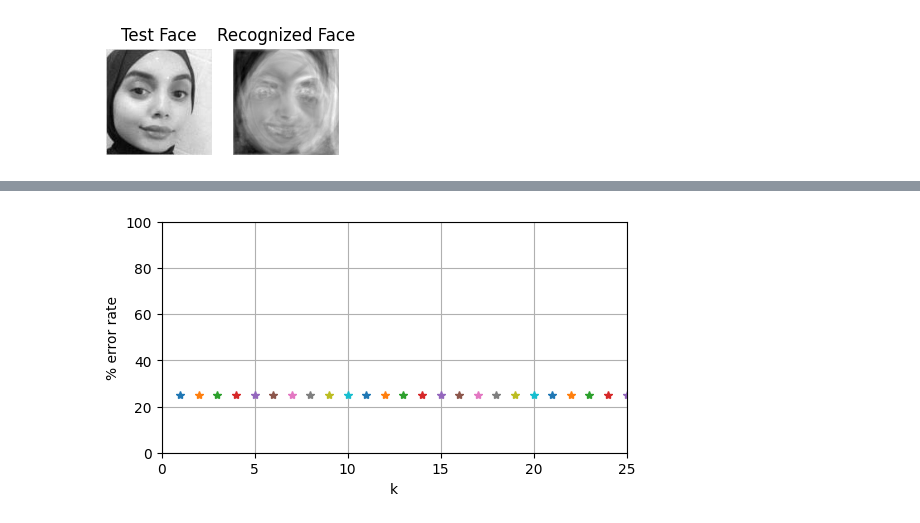
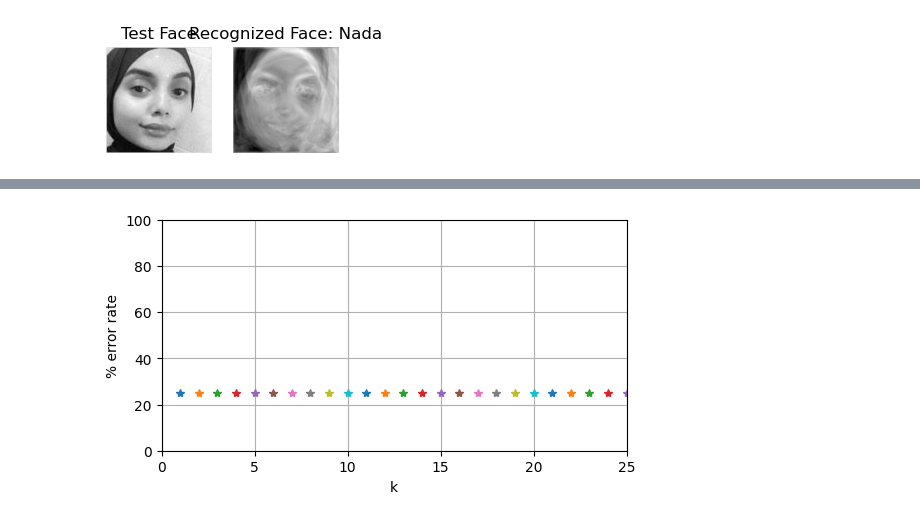
Before and after one commit to Nada-21/Face-Recognition, a Jupyter notebook: Recognize.ipynb, the cells around one changed output, grey strips where cells are left out. Cells and saved outputs as stored; diff of their text form; code cells hidden in the pictures.

Commit message:
update names

```diff
--- a/Recognize.ipynb
+++ b/Recognize.ipynb
@@ -21,7 +21,7 @@ def griddisplay(image_list):
             k = k+1
     plt.show()
 
-for filename in glob.glob(r'C:\Users\power\Desktop\cv-task5\AllData\TrainingImages\*.jpg'):
+for filename in glob.glob(r'D:\carrie works\programming\task5_cv\cv-task5\AllData\TrainingImages\*.jpg'):
     im=Image.open(filename).convert('L')
     im= np.asarray(im,dtype=float)/255.0
     image.append(im)
@@ -120,52 +133,66 @@ Reconstruct(39,True)
 # %%
 test_images=[]
-for filename in glob.glob(r'C:\Users\power\Desktop\cv-task5\AllData\TestingImages\*.jpg'):
+
+for filename in glob.glob(r'D:\carrie works\programming\task5_cv\cv-task5\AllData\TestingImages\*.jpg'):
     im=Image.open(filename).convert('L')
     im= np.asarray(im,dtype=float)/255.0
     test_images.append(im)
 
-def Project(k,zero_mean_test,threshold):
-    matrixU = np.zeros((16384,k))
-    c =0
-    for val in range(k-1,-1,-1):
-        matrixU[:,c] = u_list[val].flatten()
-        c = c+1
-    w = np.dot(np.transpose(matrixU) ,np.transpose(zero_mean_test))
-    original_w_k =dict[k]
-    dist =[]
+def Project(k, zero_mean_test, threshold):
+    matrixU = np.zeros((16384, k))
+    c = 0
+    name="a"
+    for val in range(k-1, -1, -1):
+        matrixU[:, c] = u_list[val].flatten()
+        c = c + 1
+    w = np.dot(np.transpose(matrixU), np.transpose(zero_mean_test))
+    original_w_k = dict[k]
+    dist = []
     for wt_vectors in original_w_k:
         dist.append(np.linalg.norm(wt_vectors-w.T))
-
+    print(len(dist))
     nearest_face = np.argmin(dist)
     nearest_face_weights = original_w_k[nearest_face]
-    fig1, axes_array = plt.subplots(1, 2)
-    fig1.set_size_inches(3,3)
-    zero_mean_test =zero_mean_test + np.transpose(mean)
-    zero_mean_test = zero_mean_test.reshape(128,128)
-    image_plot = axes_array[0].imshow(zero_mean_test,cmap=plt.cm.gray)
-    axes_array[0].axis('off')
-    axes_array[0].set(title='Test Face')
-
+    zero_mean_test = zero_mean_test + np.transpose(mean)
     face = np.dot(nearest_face_weights, np.transpose(matrixU))
-    face = face+np.transpose(mean)
-    reshape_face = face.reshape(128,128)
-    if np.min(dist) < threshold:  #Nonface
-        image_plot = axes_array[1].imshow(reshape_face,cmap=plt.cm.gray)
-    axes_array[1].axis('off')
-    axes_array[1].set(title='Recognized Face')
-    plt.show()
+    face = face + np.transpose(mean)
+    reshape_face = face.reshape(128, 128)
+    if np.min(dist) < threshold:  # Nonface
+        index = nearest_face
+        # name = names[index]
+        if index in range(0,15):
+            name="Nada"
+        elif index in range(15,30):
+            name="kareman"
+        elif index in range(30,45):
+            name="naira"
+        elif index in range(45,60):
+            name="mayer"
+    else:
+        index = -1
+        name = 'Unknown'
+    return index, name, reshape_face
 
 def runs(k):
-    for num in range(0,len(test_images)) :#t in test_images:
+    for num in range(len(test_images)):
         t = test_images[num]
         test = t.flatten()
-        zero_mean_test = test-np.transpose(mean)
-        Project(k,zero_mean_test,80)  #threshold =80
-
+        zero_mean_test = test - np.transpose(mean)
+        index, name, face = Project(k, zero_mean_test, 80)  # threshold = 80
+        fig1, axes_array = plt.subplots(1, 2)
+        fig1.set_size_inches(3, 3)
+        image_plot = axes_array[0].imshow(t, cmap=plt.cm.gray)
+        axes_array[0].axis('off')
+        axes_array[0].set(title='Test Face')
+        image_plot = axes_array[1].imshow(face, cmap=plt.cm.gray)
+        axes_array[1].axis('off')
+        axes_array[1].set(title='Recognized Face: ' + name)
+        plt.show()
 # runs(2)
 # print('\t\tk=5')
 # runs(5)
+
 print('\t\tk=39')
-runs(39)
+runs(59)
 # %% [output]
                 k=39
@@ -172 +200 @@ runs(39)
-[figure, old version]
+[figure, new version]
```
Also changed, not shown: parts of 3 cells of this notebook.
